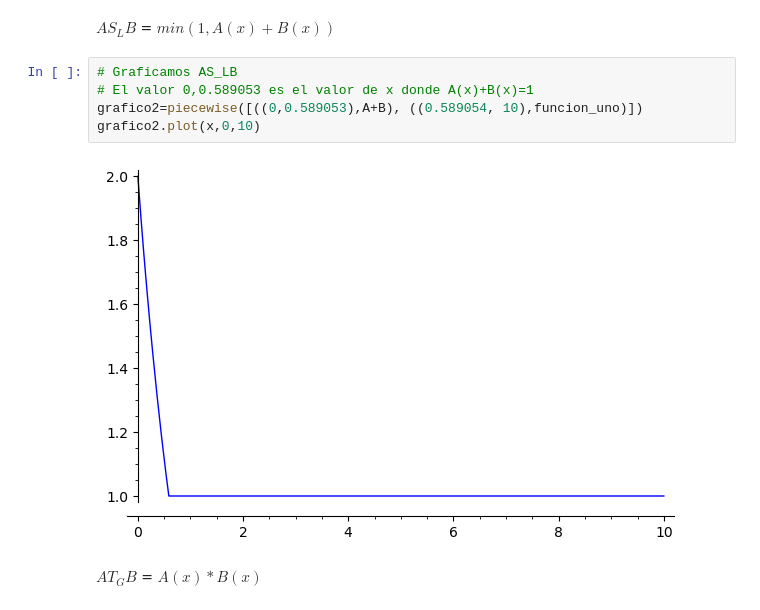
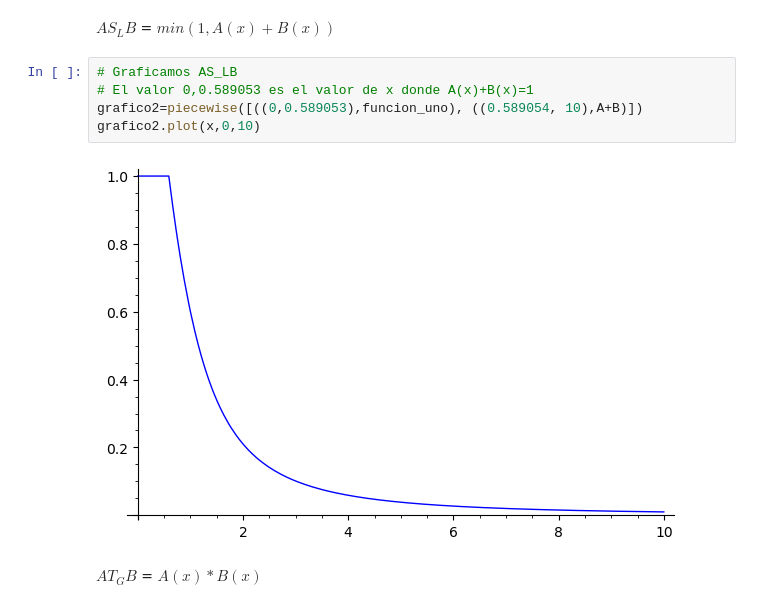
Before and after one commit to KeithMaxwell20/Notebook-Aplicada, a Jupyter notebook: ejercitario1.ipynb, the cells around one changed output. Cells and saved outputs as stored; diff of their text form.

```diff
--- a/ejercitario1.ipynb
+++ b/ejercitario1.ipynb
@@ -532,10 +532,10 @@ $AS_LB$ = $min(1,A(x)+B(x))$
 # %%
 # Graficamos AS_LB
 # El valor 0,0.589053 es el valor de x donde A(x)+B(x)=1
-grafico2=piecewise([((0,0.589053),A+B), ((0.589054, 10),funcion_uno)])
+grafico2=piecewise([((0,0.589053),funcion_uno), ((0.589054, 10),A+B)])
 grafico2.plot(x,0,10)
 # %% [output]
-[figure, old version]
+[figure, new version]
 # %% [markdown]
 $AT_GB$ = $A(x)*B(x)$
 # %%
```
